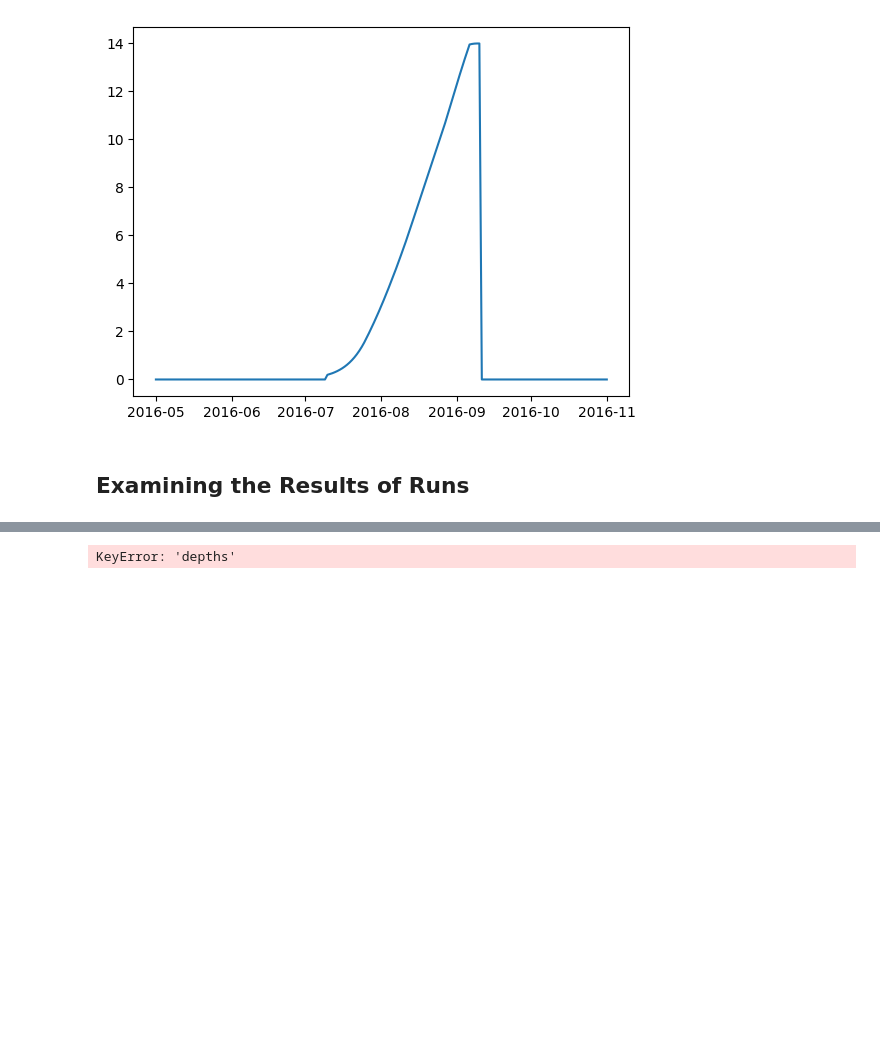
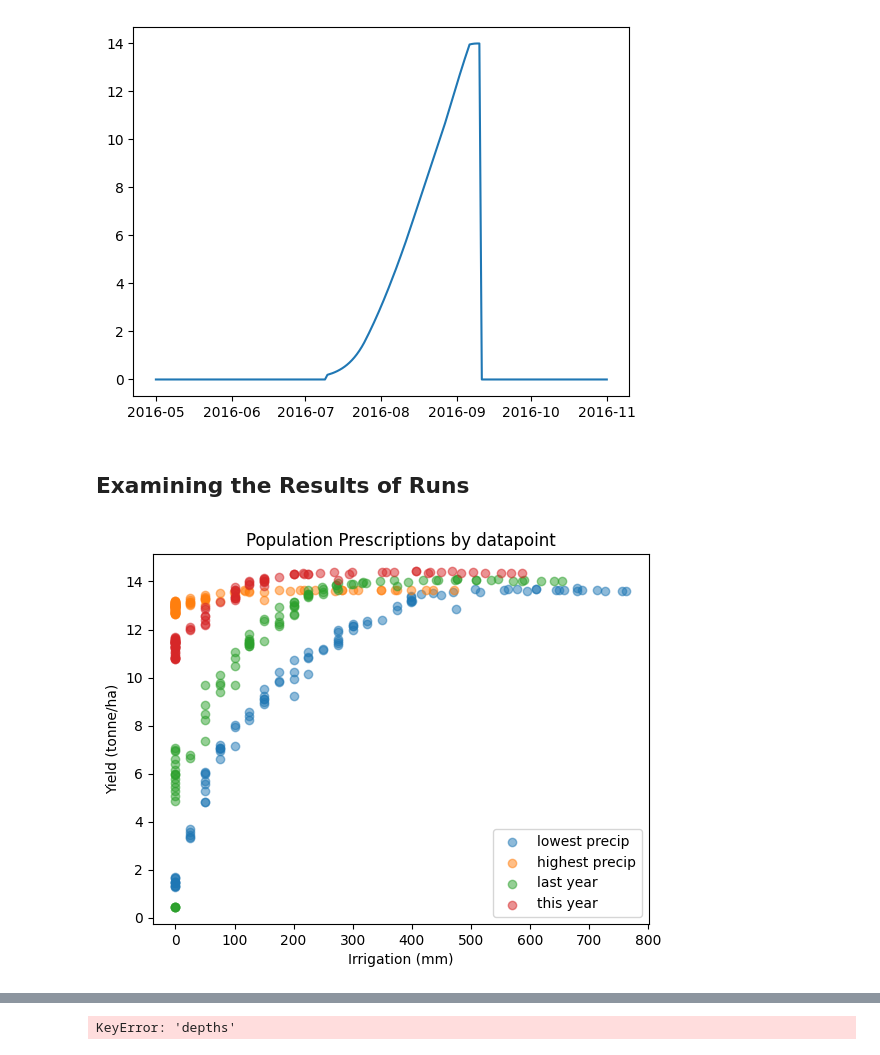
Before and after one commit to danyoungday/praise, a Jupyter notebook: play.ipynb, the cells around one changed output, grey strips where cells are left out. Cells and saved outputs as stored; diff of their text form; code cells hidden in the pictures; blank space fills up the shorter version.

Commit message:
Created app data and got stuff working

```diff
--- a/play.ipynb
+++ b/play.ipynb
@@ -106,20 +125,35 @@ plt.show()
 # %%
 with open("config.yml", "r", encoding="utf-8") as f:
     config = yaml.safe_load(f)
+config["n_jobs"] = 1
 
 evaluator = AquaCropEvaluator(**config["eval_params"])
-dummy_prescriptor = AquaCropPrescriptor(**config["prescriptor_params"])
+factory = RNNPrescriptorFactory()
 
-model = AquaCropModel(sim_start_time=evaluator.sim_start_date,
-                      sim_end_time=evaluator.sim_end_date,
-                      weather_df=evaluator.weather_data,
-                      soil=evaluator.soil,
-                      crop=evaluator.crop,
-                      initial_water_content=evaluator.init_wc,
-                      irrigation_management=IrrigationManagement(irrigation_method=5))
-
-results_df = evaluator.run_aquacrop(model, dummy_prescriptor)
-final_stats = model._outputs.final_stats
+population = factory.load_population("results/rnn-seeded/population")
+cand_ids = gen_df["cand_id"].tolist()
+results_dfs = {}
+for cand_id in tqdm(cand_ids):
+    cand = population[cand_id]
+    results_dfs[cand_id] = evaluator.run_aquacrop(cand)
+# %%
+yields = np.zeros((len(cand_ids), 4))
+irrs = np.zeros((len(cand_ids), 4))
+for i, (cand_id, results_df) in enumerate(results_dfs.items()):
+    for j in range(4):
+        yields[i, j] = results_df.iloc[j]["yield"]
+        irrs[i, j] = results_df.iloc[j]["irrigation"]
+
+labels = ["lowest precip", "highest precip", "last year", "this year"]
+for j in range(4):
+    plt.scatter(irrs[:, j], yields[:, j], label=labels[j], alpha=0.5)
+plt.title("Population Prescriptions by datapoint")
+plt.xlabel("Irrigation (mm)")
+plt.ylabel("Yield (tonne/ha)")
+plt.legend()
+plt.show()
+# %% [output]
+[figure, added]
 # %%
 wdf = evaluator.weather_data
 print(wdf.columns)
```
Also changed, not shown: parts of 7 cells of this notebook, 9 other files.
